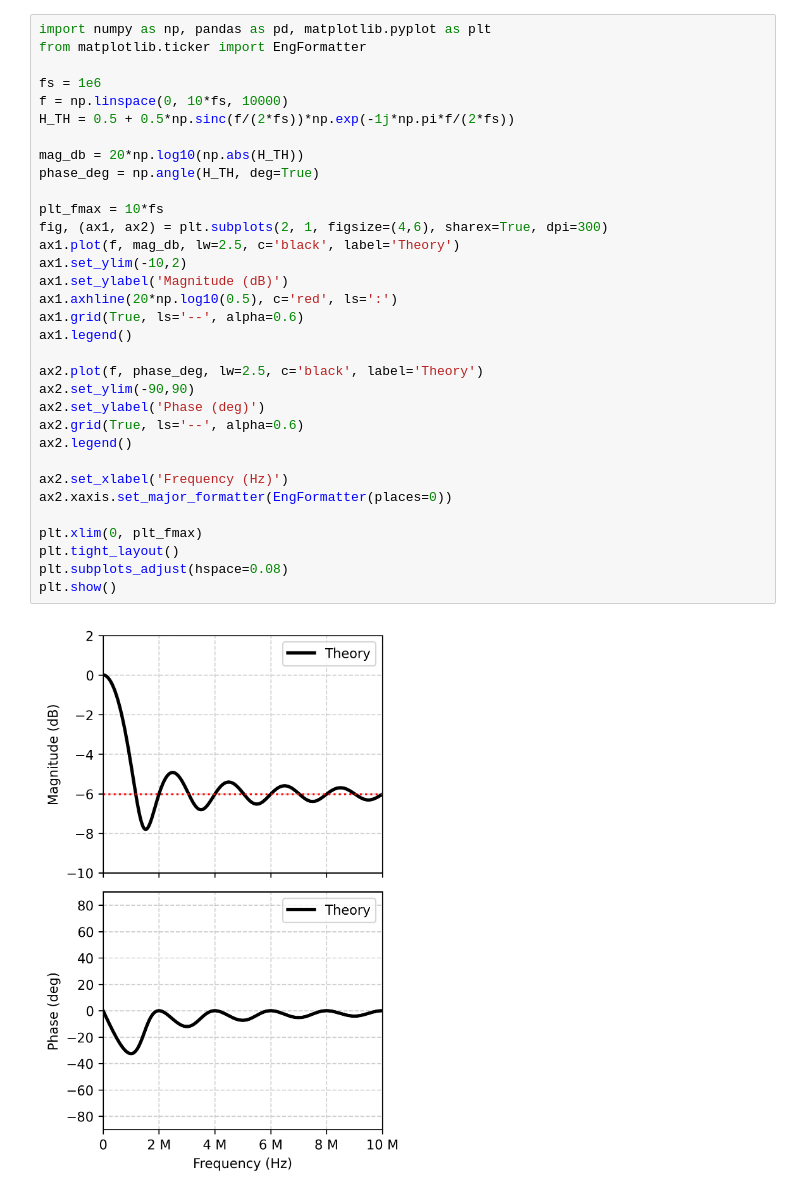
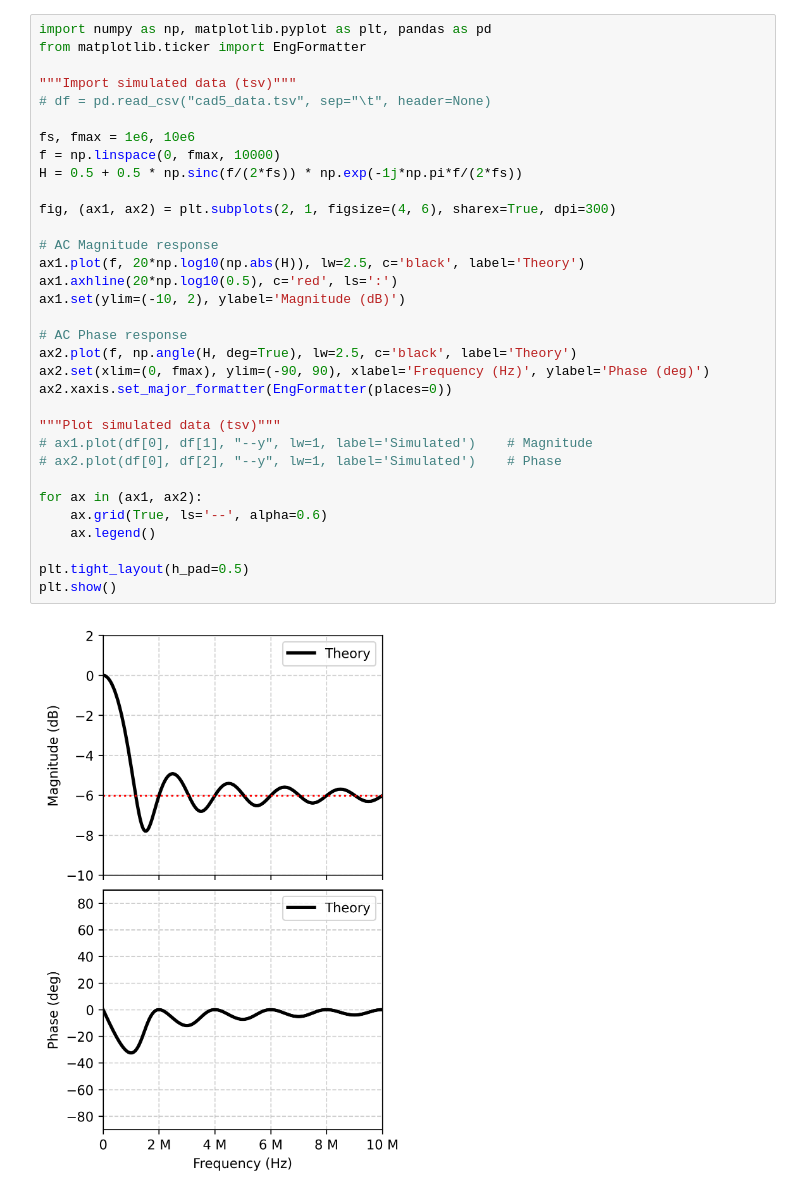
Before and after one commit to KwantaeKim/ELEC-E3530, a Jupyter notebook: CAD5.ipynb, the cells around one changed output. Cells and saved outputs as stored; diff of their text form.

```diff
--- a/CAD5.ipynb
+++ b/CAD5.ipynb
@@ -1,35 +10,35 @@
 # %%
-import numpy as np, pandas as pd, matplotlib.pyplot as plt
+import numpy as np, matplotlib.pyplot as plt, pandas as pd
 from matplotlib.ticker import EngFormatter
 
-fs = 1e6
-f = np.linspace(0, 10*fs, 10000)
-H_TH = 0.5 + 0.5*np.sinc(f/(2*fs))*np.exp(-1j*np.pi*f/(2*fs))
+"""Import simulated data (tsv)"""
+# df = pd.read_csv("cad5_data.tsv", sep="\t", header=None)
 
-mag_db = 20*np.log10(np.abs(H_TH))
-phase_deg = np.angle(H_TH, deg=True)
+fs, fmax = 1e6, 10e6
+f = np.linspace(0, fmax, 10000)
+H = 0.5 + 0.5 * np.sinc(f/(2*fs)) * np.exp(-1j*np.pi*f/(2*fs))
 
-plt_fmax = 10*fs
-fig, (ax1, ax2) = plt.subplots(2, 1, figsize=(4,6), sharex=True, dpi=300)
-ax1.plot(f, mag_db, lw=2.5, c='black', label='Theory')
-ax1.set_ylim(-10,2)
-ax1.set_ylabel('Magnitude (dB)')
+fig, (ax1, ax2) = plt.subplots(2, 1, figsize=(4, 6), sharex=True, dpi=300)
+
+# AC Magnitude response
+ax1.plot(f, 20*np.log10(np.abs(H)), lw=2.5, c='black', label='Theory')
 ax1.axhline(20*np.log10(0.5), c='red', ls=':')
-ax1.grid(True, ls='--', alpha=0.6)
-ax1.legend()
+ax1.set(ylim=(-10, 2), ylabel='Magnitude (dB)')
 
-ax2.plot(f, phase_deg, lw=2.5, c='black', label='Theory')
-ax2.set_ylim(-90,90)
-ax2.set_ylabel('Phase (deg)')
-ax2.grid(True, ls='--', alpha=0.6)
-ax2.legend()
-
-ax2.set_xlabel('Frequency (Hz)')
+# AC Phase response
+ax2.plot(f, np.angle(H, deg=True), lw=2.5, c='black', label='Theory')
+ax2.set(xlim=(0, fmax), ylim=(-90, 90), xlabel='Frequency (Hz)', ylabel='Phase (deg)')
 ax2.xaxis.set_major_formatter(EngFormatter(places=0))
 
-plt.xlim(0, plt_fmax)
-plt.tight_layout()
-plt.subplots_adjust(hspace=0.08)
+"""Plot simulated data (tsv)"""
+# ax1.plot(df[0], df[1], "--y", lw=1, label='Simulated')    # Magnitude
+# ax2.plot(df[0], df[2], "--y", lw=1, label='Simulated')    # Phase
+
+for ax in (ax1, ax2):
+    ax.grid(True, ls='--', alpha=0.6)
+    ax.legend()
+
+plt.tight_layout(h_pad=0.5)
 plt.show()
 # %% [output]
-[figure, old version]
+[figure, new version]
```
Also changed, not shown: parts of 1 cell of this notebook, 2 other files.
